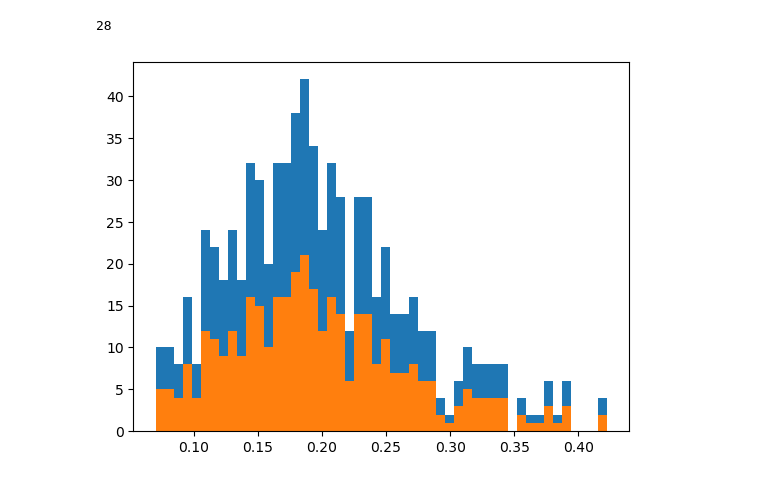
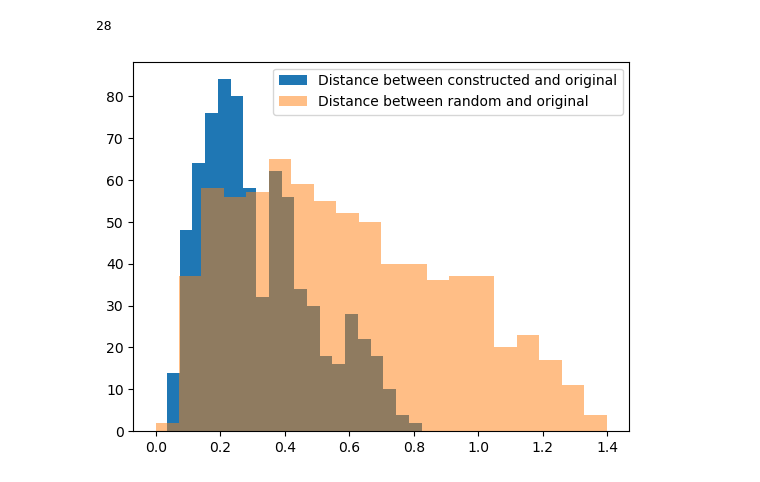
Before and after one commit to mims-harvard/ATOMICA, a Jupyter notebook: case_studies/composition_of_embeddings/can_embeddings_be_composed.ipynb, the cells around one changed output. Cells and saved outputs as stored; diff of their text form; code cells hidden in the pictures.

```diff
--- a/case_studies/composition_of_embeddings/can_embeddings_be_composed.ipynb
+++ b/case_studies/composition_of_embeddings/can_embeddings_be_composed.ipynb
@@ -63,17 +78,5 @@ proteins = [d["id"] for d in protein_dataset]
 len(proteins)
 # %% [output]
 28
-# %%
-pretrain_ckpt = "/n/holyscratch01/mzitnik_lab/afang/GET/datasets/LBA/split-by-sequence-identity-30/models/InteractNN/version_112/checkpoint/epoch144_step61190.ckpt"
-
-# NOTE if you want to load a pretrained checkpoint i.e. a Denoise Pretrain Model you need to turn it into an AffinityPredictor
-# this is so that the perturb function is turned off otherwise it will perturb the input and the output will be garbage
-
-# pretrain_ckpt = "/n/holyscratch01/mzitnik_lab/afang/GET/pretrain/models/InteractNN-global/version_76/checkpoint/epoch8_step690593.ckpt" # pretrained only
-# pretrain_ckpt = "/n/holyscratch01/mzitnik_lab/afang/GET/datasets/LBA/split-by-sequence-identity-30/models/InteractNN/version_104/checkpoint/epoch129_step54860.ckpt" # partial finetuned from the 4 day long pretraining run with global nodes
-# "/n/holyscratch01/mzitnik_lab/afang/GET/datasets/LBA/split-by-sequence-identity-30/models/InteractNN/version_98/checkpoint/epoch109_step46420.ckpt" # finetuned from the 4 day long pretraining run
-# "/n/holyscratch01/mzitnik_lab/afang/GET/datasets/LBA/split-by-sequence-identity-30/models/InteractNN/version_89/checkpoint/epoch69_step29470.ckpt" # finetuned from QBioLIP
-model = torch.load(pretrain_ckpt, map_location='cpu')
-model = model.to("cuda")
 # %%
 embeddings = {}
@@ -120,19 +118,7 @@ for i in range(0, len(protein_dataset), batch_size):
         minibatch = LBADataset.collate_fn(minibatch_)
         pdb_ids = [d["id"] for d in protein_dataset[i:i+batch_size]]
         minibatch = Trainer.to_device(minibatch, "cuda")
-
-        if type(model) is AffinityPredictor:
-            pred_binding_affinity, output = model.infer(minibatch, extra_info=True)
-        else:
-            output = model(
-                Z=minibatch['X'], B=minibatch['B'], A=minibatch['A'],
-                atom_positions=minibatch['atom_positions'],
-                block_lengths=minibatch['block_lengths'],
-                lengths=minibatch['lengths'],
-                segment_ids=minibatch['segment_ids'],
-                label=None
-            )
-            pred_binding_affinity = [None for _ in range(len(pdb_ids))]
+        pred_binding_affinity, output = model.infer(minibatch, extra_info=True)
         for idx, pdb_id in enumerate(pdb_ids):
             pocket_only_embeddings[pdb_id] = output.graph_repr[idx].cpu().numpy()
 # %%
@@ -143,18 +129,18 @@ len(pocket_only_embeddings)
 pairs = list(itertools.combinations(pocket_only_embeddings.keys(), 2))
 dist_construct = []
 dist_rand = []
-dist_pockets = []
+cmplx_dist = []
 for p1, p2 in pairs:
     p1_cmplx = embeddings[p1]
     p2_cmplx = embeddings[p2]
     p1_prot = pocket_only_embeddings[p1]
     p2_prot = pocket_only_embeddings[p2]
 
-    p1_cmplx_construct = p1_cmplx - p1_prot + p2_prot
-    p2_cmplx_construct = p2_cmplx - p2_prot + p1_prot
+    p1_cmplx_construct = p2_cmplx - p2_prot + p1_prot
+    p2_cmplx_construct = p1_cmplx - p1_prot + p2_prot
 
-    rand_p1_cmplx = np.random.normal(size=p1_cmplx.shape)
-    rand_p2_cmplx = np.random.normal(size=p2_cmplx.shape)
+    rand_p1_cmplx = random.choice(list(embeddings_all.values()))
+    rand_p2_cmplx = random.choice(list(embeddings_all.values()))
 
     # rand_p1_cmplx = np.mean(list(embeddings.values()), axis=0)
     # rand_p2_cmplx = np.mean(list(embeddings.values()), axis=0)
@@ -163,11 +149,12 @@ for p1, p2 in pairs:
     dist_construct.append(np.linalg.norm(p2_cmplx_construct - p2_cmplx))
     dist_rand.append(np.linalg.norm(p1_cmplx - rand_p1_cmplx))
     dist_rand.append(np.linalg.norm(p2_cmplx - rand_p2_cmplx))
-    dist_pockets.append(np.linalg.norm(p1_prot - p2_prot))
+    cmplx_dist.append(np.linalg.norm(p1_cmplx - p2_cmplx))
+    cmplx_dist.append(np.linalg.norm(p1_cmplx - p2_cmplx))
 # %%
-plt.hist(dist_construct, bins=50)
-# plt.hist(dist_rand, bins=50)
-plt.hist(dist_pockets, bins=50)
+plt.hist(dist_construct, bins=20, alpha=1, label="Distance between constructed and original")
+plt.hist(dist_rand, bins=20, alpha=0.5, label="Distance between random and original")
+plt.legend()
 plt.show()
 # %% [output]
-[figure, old version]
+[figure, new version]
```
Also changed, not shown: parts of 33 cells of this notebook, 14 other files.
